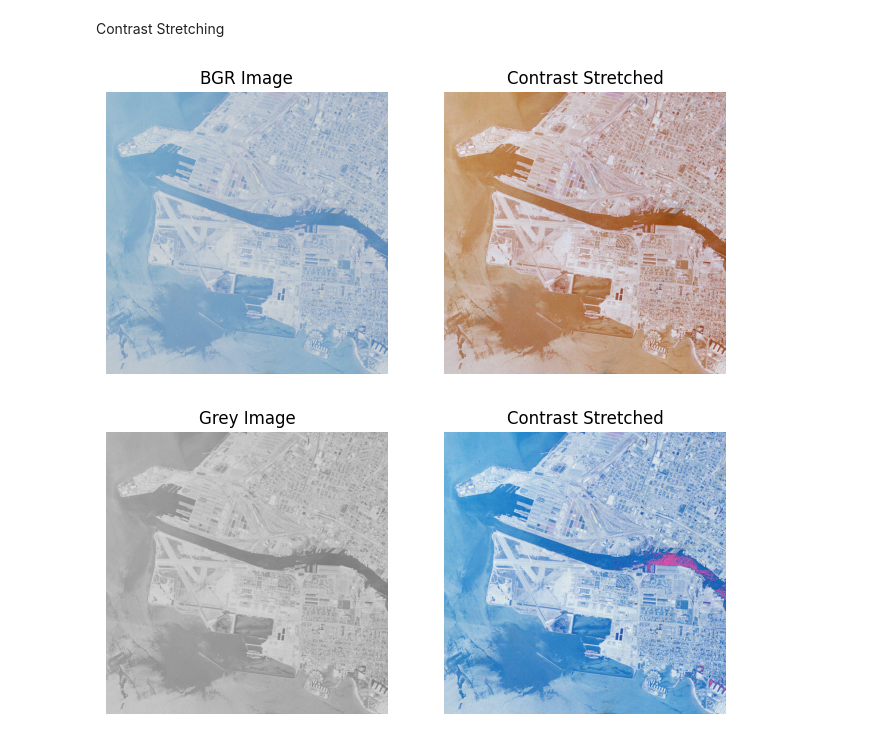
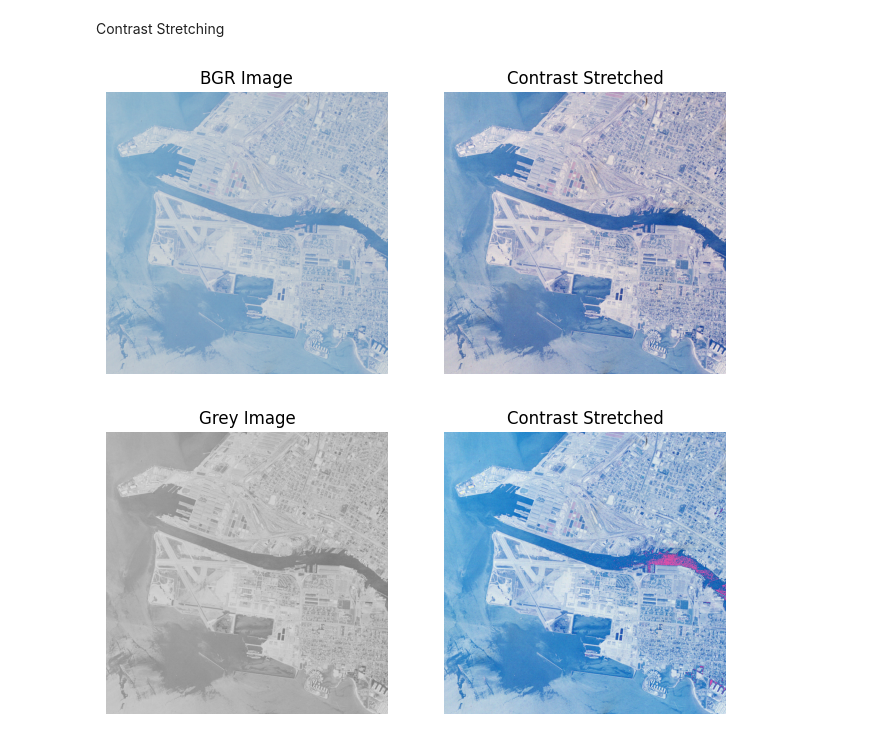
Before and after one commit to Skele-Y/COMP9517, a Jupyter notebook: lab01/Q1.ipynb, the cells around one changed output. Cells and saved outputs as stored; diff of their text form; code cells hidden in the pictures.

```diff
--- a/lab01/Q1.ipynb
+++ b/lab01/Q1.ipynb
@@ -18,35 +18,35 @@ max = 255
 # Method 1
 # Split image into color channels
 b, g, r = cv2.split(img_bgr)
 
 # Apply contrast stretching to each channel
 stretched_b = ((b - np.min(b)) / (np.max(b) - np.min(b))) * (max - min) + min
 stretched_g = ((g - np.min(g)) / (np.max(g) - np.min(g))) * (max - min) + min
 stretched_r = ((r - np.min(r)) / (np.max(r) - np.min(r))) * (max - min) + min
 
 
 img_1 = cv2.merge((stretched_b, stretched_g, stretched_r))
 # Convert to uint8 data type
 img_1 = img_1.astype(np.uint8)
 cv2.imwrite("OaklandBGRstretched.png",img_1)
 
 
 ################# Create a figure with two subplots
 fig, (ax1, ax2) = plt.subplots(1, 2, figsize=(8, 4))
 
 ax1.set_title('BGR Image')
 ax1.imshow(cv2.cvtColor(img_bgr, cv2.COLOR_BGR2RGB))
 
 # Display the new image
 ax2.set_title('Contrast Stretched')
-ax2.imshow(img_1)
+ax2.imshow(cv2.cvtColor(img_1, cv2.COLOR_BGR2RGB))
 
 # Hide the axes and show the figure
 ax1.axis('off')
 ax2.axis('off')
 plt.show()
 # %% [output]
-[figure, old version]
+[figure, new version]
 # %%
 # Method 2 - Convert Image to hsvscale
 img_grey = cv2.cvtColor(img_bgr, cv2.COLOR_BGR2GRAY)
```
Also changed, not shown: 3 other files.
